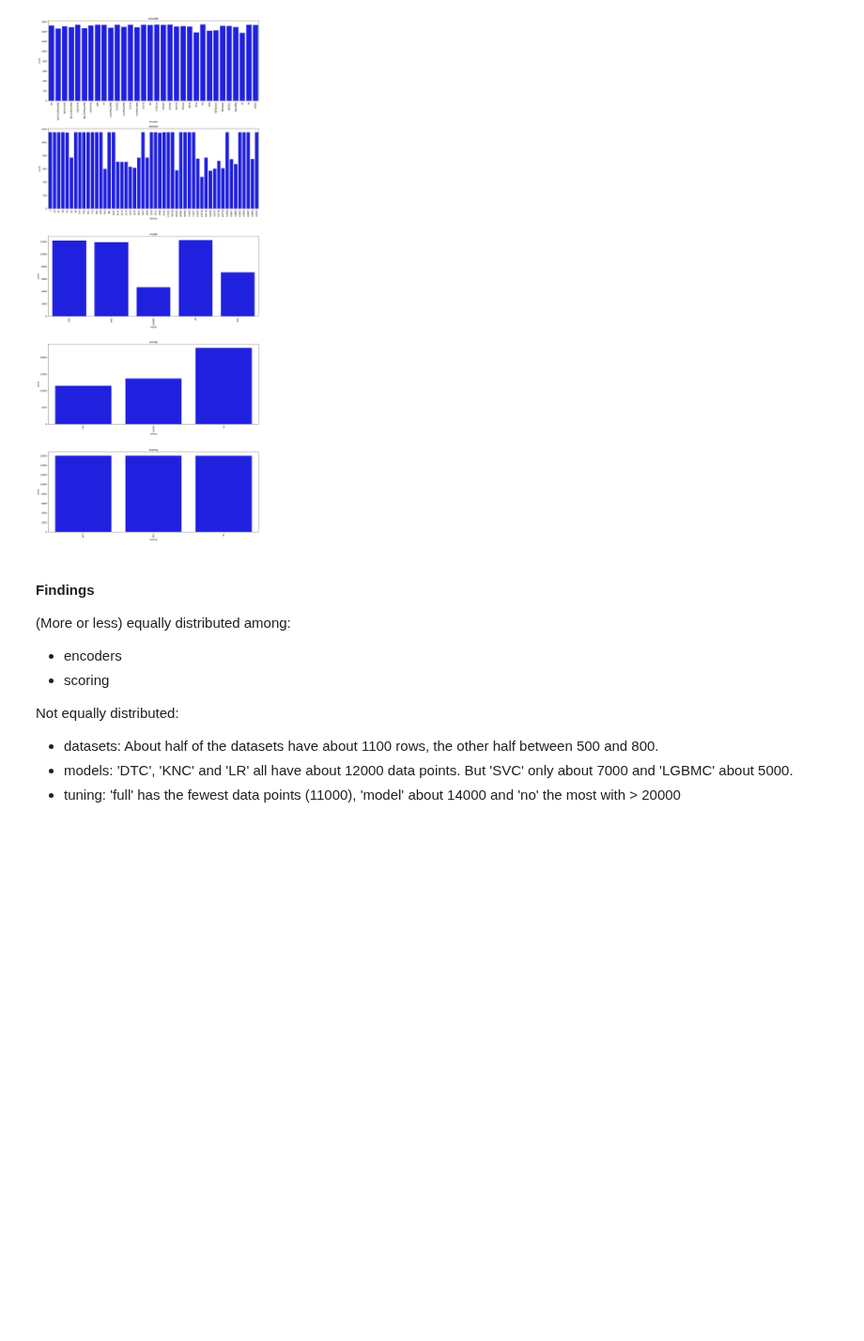
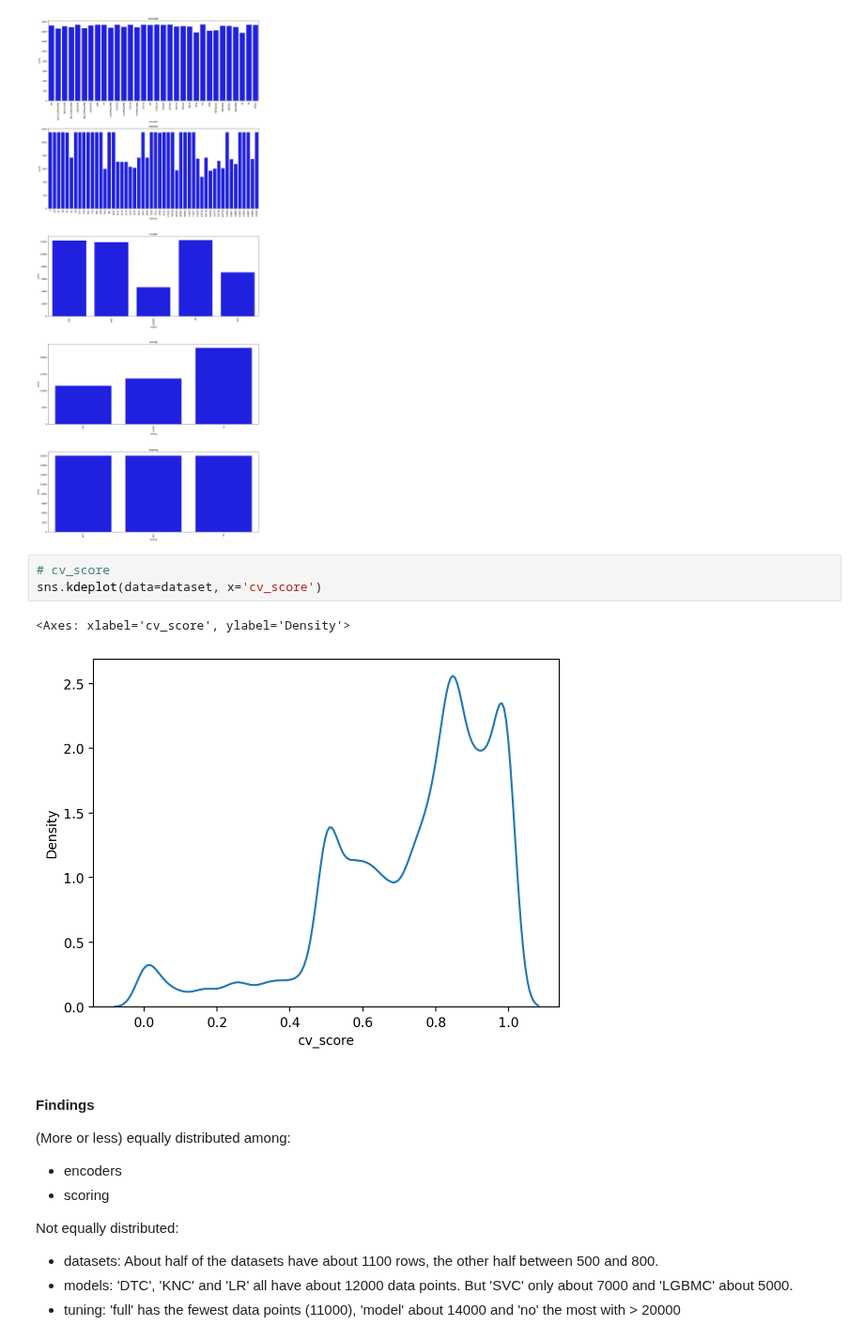
Before and after one commit to nina-prog/meta-learning-for-encoder-selection, a Jupyter notebook: notebooks/week08/week08-EDA.ipynb, the cells around one changed output. Shown at 94% size. Cells and saved outputs as stored; diff of their text form; blank space fills up the shorter version.

Commit message:
Added plot for distribution of cv_score

```diff
--- a/notebooks/week08/week08-EDA.ipynb
+++ b/notebooks/week08/week08-EDA.ipynb
@@ -193,6 +186,12 @@ plt.tight_layout()
 plt.show()
 # %% [output]
 [figure]
+# %%
+# cv_score
+sns.kdeplot(data=dataset, x='cv_score')
+# %% [output]
+<Axes: xlabel='cv_score', ylabel='Density'>
+[figure, added]
 # %% [markdown]
 #### Findings
 
```
Also changed, not shown: parts of 4 cells of this notebook.
